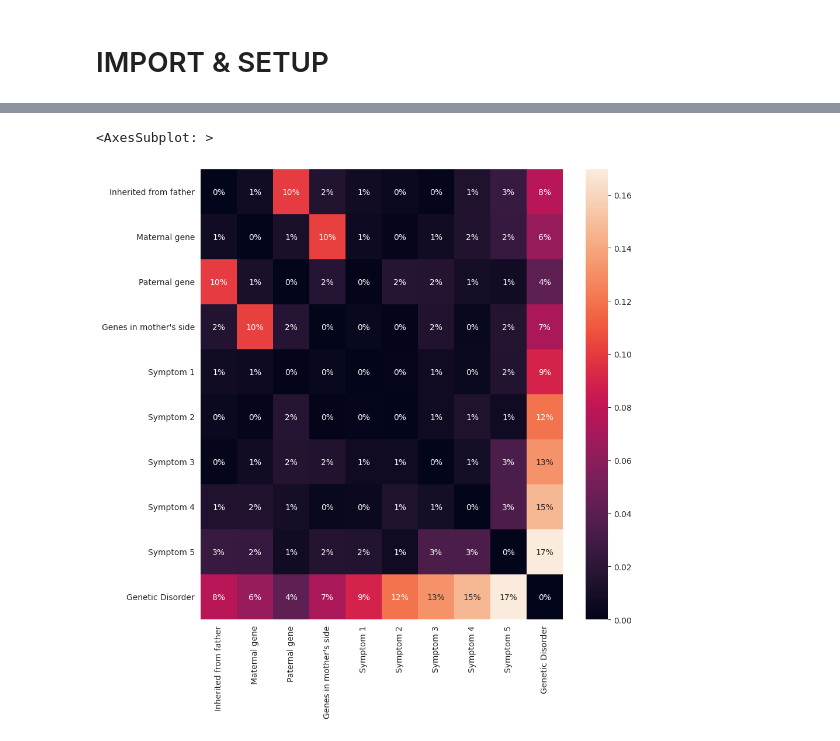
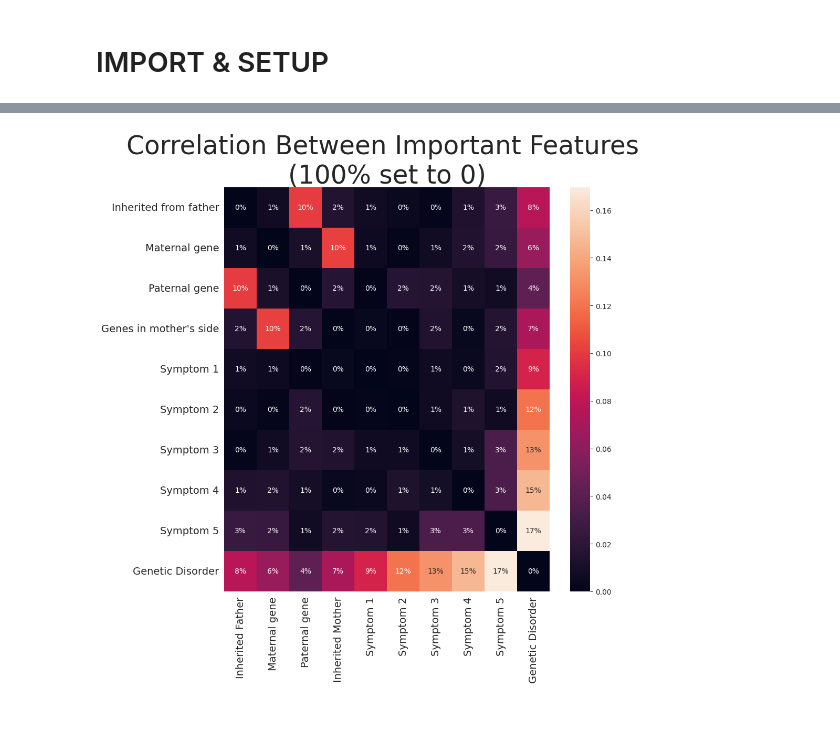
Before and after one commit to salmaloukili/ML, a Jupyter notebook: notebook.ipynb, the cells around one changed output, grey strips where cells are left out. Drawn from its saved outputs; the diff is of its cells as text; code cells hidden in the pictures.

Commit message:
Added plot

```diff
--- a/notebook.ipynb
+++ b/notebook.ipynb
@@ -68,10 +81,14 @@ heat_data = dataset.copy().dropna()
 # %%
 corr = heat_data.corr().applymap(lambda x: 0 if x > 0.99 else abs(x))
 plt.figure(figsize=(10, 10))
-sns.heatmap(corr, annot=True, fmt=".0%")
+sns.heatmap(corr.rename({'Inherited from father': 'Inherited Father', 'Genes in mother\'s side': 'Inherited Mother'}, axis=1), annot=True, fmt=".0%")
+plt.xticks(fontsize=14, rotation=90)
+plt.yticks(fontsize=14, rotation=0)
+plt.title('Correlation Between Important Features \n(100% set to 0)', fontsize=35)
+# plt.show()
+plt.savefig('correlation.png', transparent=True, bbox_inches='tight')
 # %% [output]
-<AxesSubplot: >
-[figure, old version]
+[figure, new version]
 # %%
 robust_scaler = RobustScaler()
 
```
Also changed, not shown: parts of 7 cells of this notebook, 1 other file.
